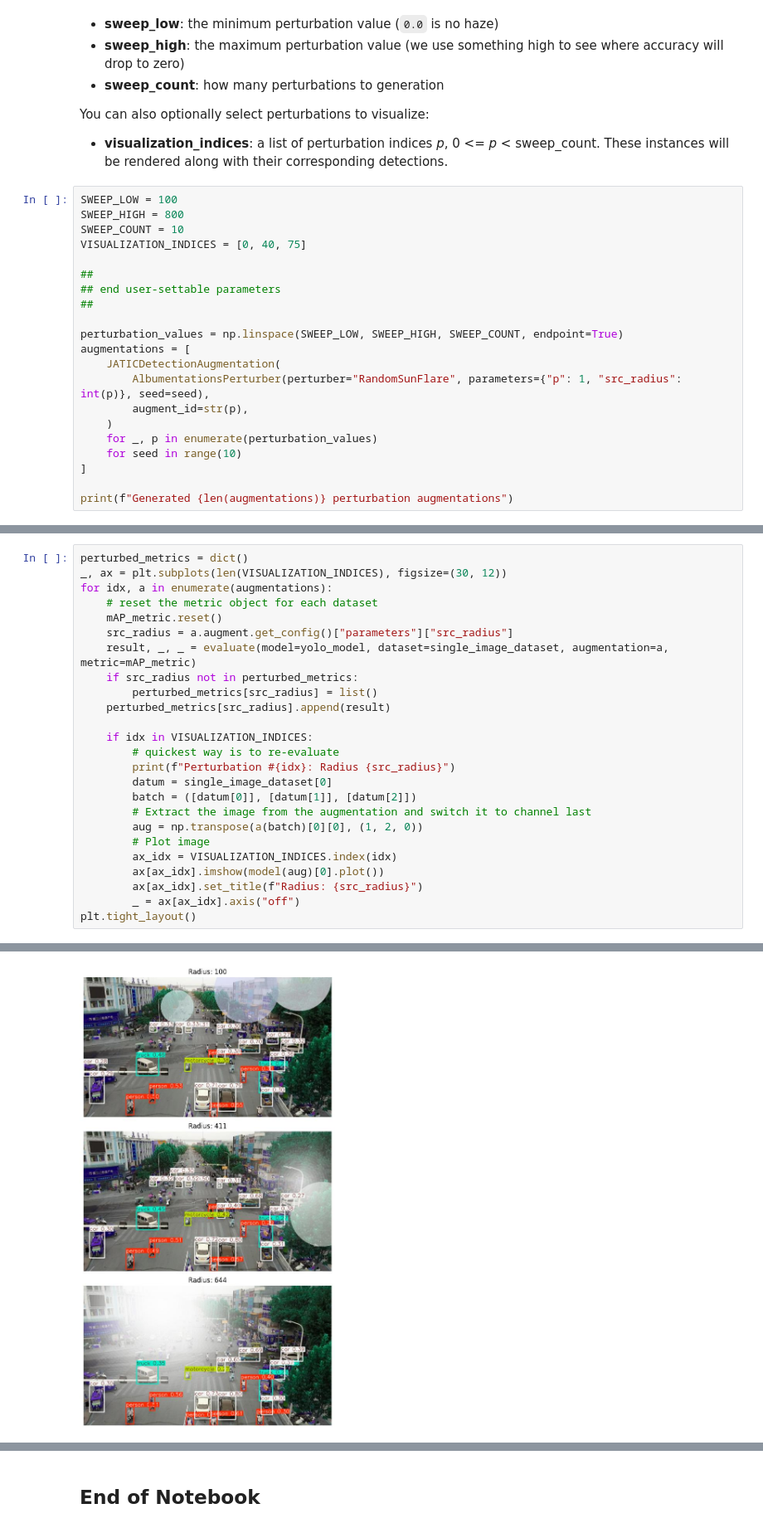
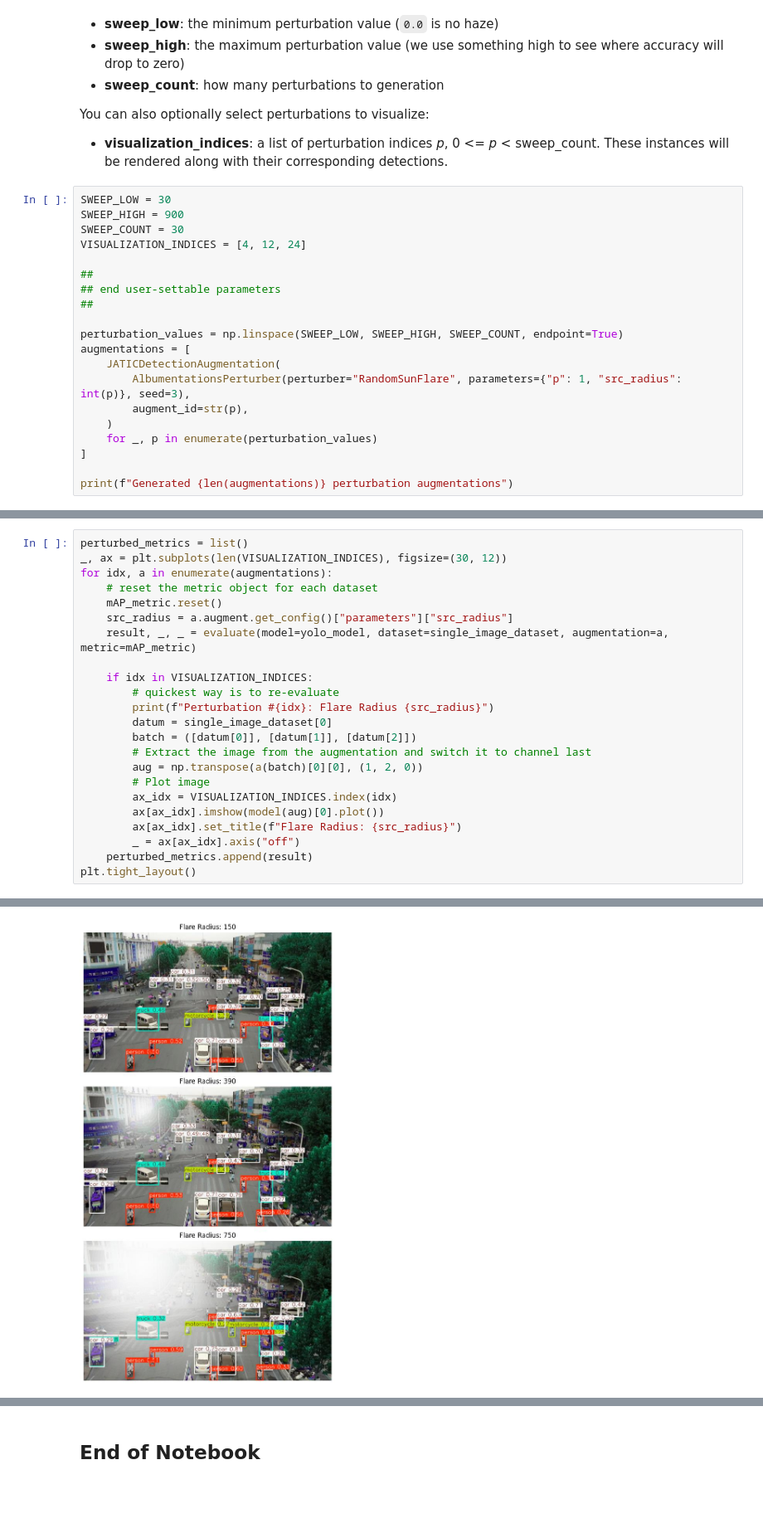
Before and after one commit to Kitware/nrtk, a Jupyter notebook: docs/examples/maite/nrtk_lens_flare_demo.ipynb, the cells around one changed output, grey strips where cells are left out. Shown at 83% size. Cells and saved outputs as stored; diff of their text form; blank space fills up the shorter version.

```diff
--- a/docs/examples/maite/nrtk_lens_flare_demo.ipynb
+++ b/docs/examples/maite/nrtk_lens_flare_demo.ipynb
@@ -488,10 +516,10 @@ Now we'll prepare the augmentation instances for the evaluation. In the cell bel
 You can also optionally select perturbations to visualize:
 - **visualization_indices**: a list of perturbation indices *p*, 0 <= *p* < sweep_count. These instances will be rendered along with their corresponding detections.
 # %%
-SWEEP_LOW = 100
-SWEEP_HIGH = 800
-SWEEP_COUNT = 10
-VISUALIZATION_INDICES = [0, 40, 75]
+SWEEP_LOW = 30
+SWEEP_HIGH = 900
+SWEEP_COUNT = 30
+VISUALIZATION_INDICES = [4, 12, 24]
 
 ##
 ## end user-settable parameters
@@ -500,11 +528,10 @@ VISUALIZATION_INDICES = [0, 40, 75]
 perturbation_values = np.linspace(SWEEP_LOW, SWEEP_HIGH, SWEEP_COUNT, endpoint=True)
 augmentations = [
     JATICDetectionAugmentation(
-        AlbumentationsPerturber(perturber="RandomSunFlare", parameters={"p": 1, "src_radius": int(p)}, seed=seed),
+        AlbumentationsPerturber(perturber="RandomSunFlare", parameters={"p": 1, "src_radius": int(p)}, seed=3),
         augment_id=str(p),
     )
     for _, p in enumerate(perturbation_values)
-    for seed in range(10)
 ]
 
 print(f"Generated {len(augmentations)} perturbation augmentations")
@@ -519,20 +546,17 @@ The location of the sun-flare will have a high impact on our results. If the are
 
 Any augmentation indices specified above will be rendered in this step.
 # %%
-perturbed_metrics = dict()
+perturbed_metrics = list()
 _, ax = plt.subplots(len(VISUALIZATION_INDICES), figsize=(30, 12))
 for idx, a in enumerate(augmentations):
     # reset the metric object for each dataset
     mAP_metric.reset()
     src_radius = a.augment.get_config()["parameters"]["src_radius"]
     result, _, _ = evaluate(model=yolo_model, dataset=single_image_dataset, augmentation=a, metric=mAP_metric)
-    if src_radius not in perturbed_metrics:
-        perturbed_metrics[src_radius] = list()
-    perturbed_metrics[src_radius].append(result)
 
     if idx in VISUALIZATION_INDICES:
         # quickest way is to re-evaluate
-        print(f"Perturbation #{idx}: Radius {src_radius}")
+        print(f"Perturbation #{idx}: Flare Radius {src_radius}")
         datum = single_image_dataset[0]
         batch = ([datum[0]], [datum[1]], [datum[2]])
         # Extract the image from the augmentation and switch it to channel last
@@ -540,7 +564,8 @@ for idx, a in enumerate(augmentations):
         # Plot image
         ax_idx = VISUALIZATION_INDICES.index(idx)
         ax[ax_idx].imshow(model(aug)[0].plot())
-        ax[ax_idx].set_title(f"Radius: {src_radius}")
+        ax[ax_idx].set_title(f"Flare Radius: {src_radius}")
         _ = ax[ax_idx].axis("off")
+    perturbed_metrics.append(result)
 plt.tight_layout()
 # %% [output]
@@ -550,4 +575,4 @@ Perturbation #75: Radius 644
-[figure, old version]
+[figure, new version]
 # %% [markdown]
 ## Evaluation Analysis
 
```
Also changed, not shown: parts of 24 cells of this notebook, 7 other files.
